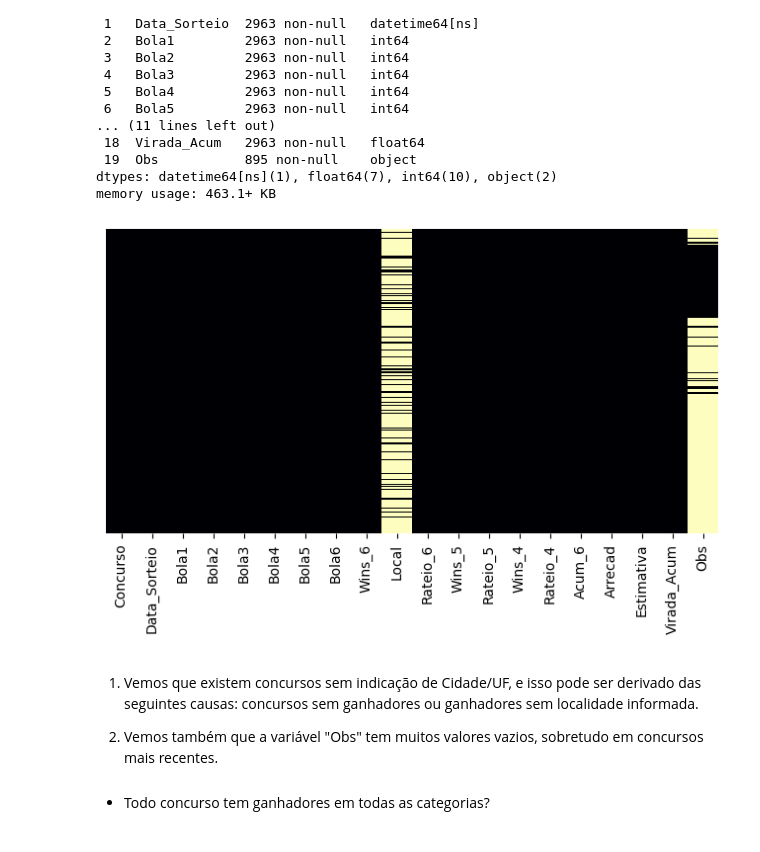
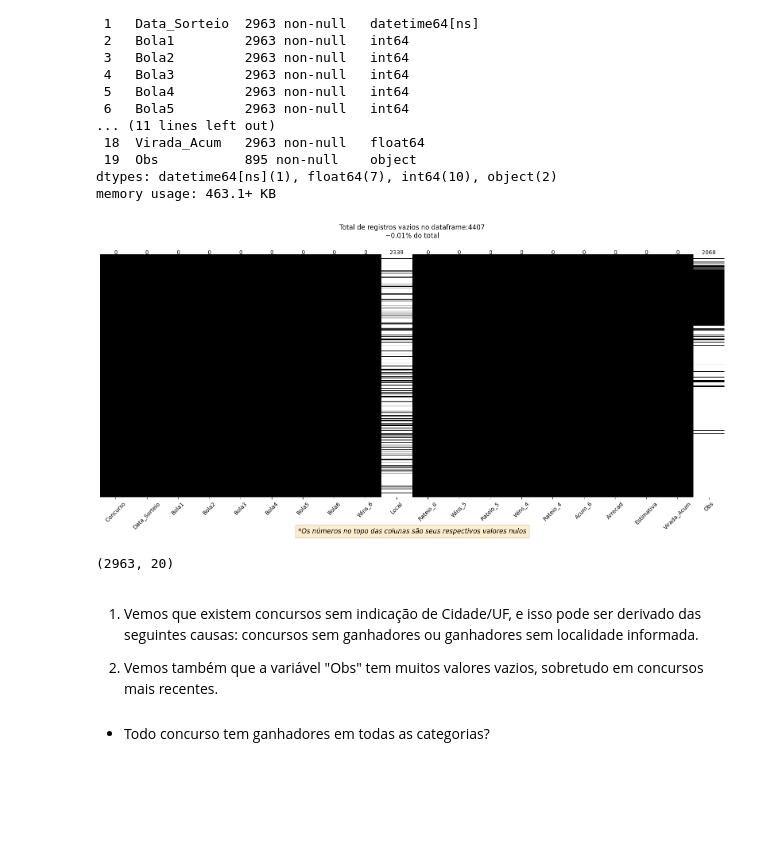
Before and after one commit to zf0rest/megasena_science, a Jupyter notebook: notebooks/analise.ipynb, the cells around one changed output. Cells and saved outputs as stored; diff of their text form; code cells hidden in the pictures; blank space fills up the shorter version.

```diff
--- a/notebooks/analise.ipynb
+++ b/notebooks/analise.ipynb
@@ -165,15 +167,14 @@ dtypes: datetime64[ns](1), float64(7), int64(10), object(2)
 memory usage: 463.1+ KB
 # %%
 # plotando os valores nulos do df com um heatmap para ter uma ideia da sua distribuição
-plt.figure(figsize=(8, 4))
 
-sns.heatmap(df.isnull(),
-            yticklabels=False,
-            cbar=False,
-            cmap='magma')
-plt.show()
+vacancia(df)
 # %% [output]
-[figure, old version]
+[figure, new version]
+# %%
+df.shape
+# %% [output]
+(2963, 20)
 # %% [markdown]
 1. Vemos que existem concursos sem indicação de Cidade/UF, e isso pode ser derivado das seguintes causas: concursos sem ganhadores ou ganhadores sem localidade informada.
 
```
Also changed, not shown: parts of 9 cells of this notebook, 1 other file.
